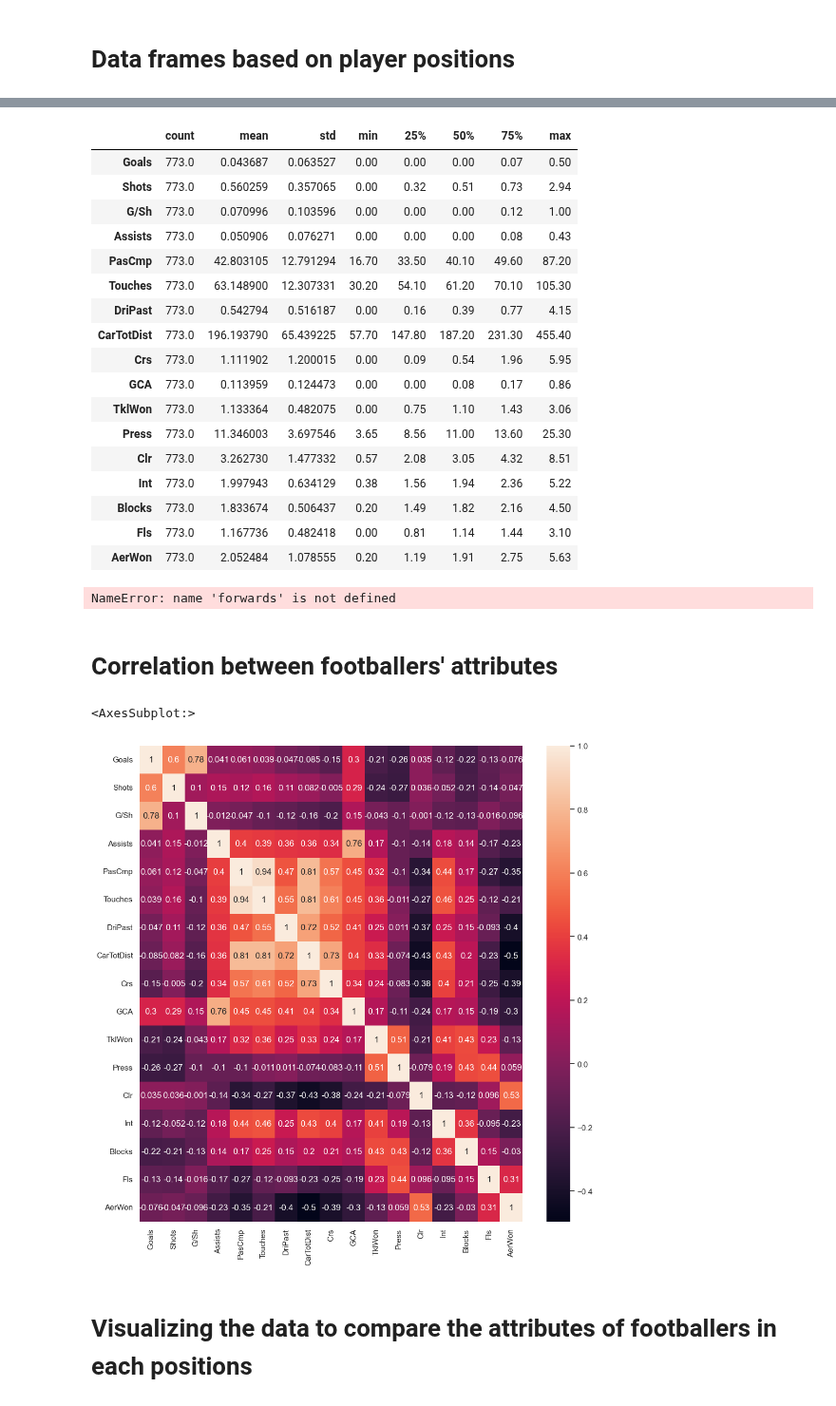
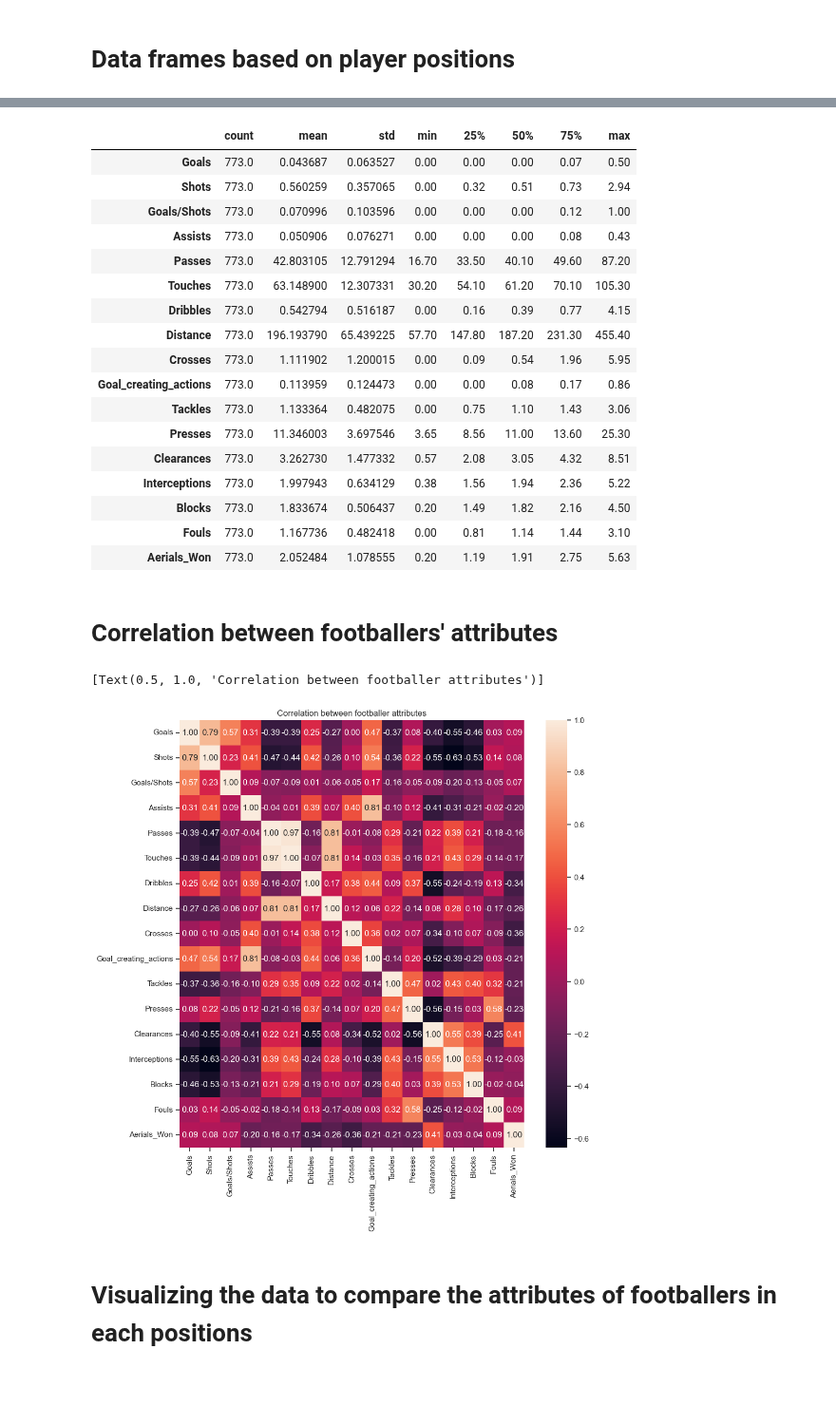
Before and after one commit to ubco-W2022T1-cosc301/project-group-25, a Jupyter notebook: notebooks/analysis1.ipynb, the cells around one changed output, grey strips where cells are left out. Shown at 95% size. Cells and saved outputs as stored; diff of their text form; code cells hidden in the pictures.

```diff
--- a/notebooks/analysis1.ipynb
+++ b/notebooks/analysis1.ipynb
@@ -18,9 +18,9 @@ plt.rc("axes.spines", top=False, right=False)
 # %% [markdown]
 ### Loading Data
 # %%
-df = p1.load()
+raw_df = p1.load()
 
-df
+raw_df
 # %% [output]
 |  | Rk | Player | Nation | Pos | Squad | Comp | Age | Born | MP | Starts | ... | ... |
 | 0 | 1 | Max Aarons | ENG | DF | Norwich City | Premier League | 22.0 | 2000 | 34 | 32 | ... | ... |
@@ -40,7 +40,7 @@ df
 
 Removing the players that have played fewer than 300 minutes in the entire season. Only keeping forwards, midfielders and defenders for analysis.
 # %%
-df = p1.remove_players(df).reset_index()
+df = p1.remove_players(raw_df).reset_index()
 df = p1.rename_columns(df)
 
 df
@@ -172,42 +170,41 @@ defenders.describe().T
 |  | count | mean | std | min | 25% | 50% | 75% | max |
 | Goals | 773.0 | 0.043687 | 0.063527 | 0.00 | 0.00 | 0.00 | 0.07 | 0.50 |
 | Shots | 773.0 | 0.560259 | 0.357065 | 0.00 | 0.32 | 0.51 | 0.73 | 2.94 |
-| G/Sh | 773.0 | 0.070996 | 0.103596 | 0.00 | 0.00 | 0.00 | 0.12 | 1.00 |
+| Goals/Shots | 773.0 | 0.070996 | 0.103596 | 0.00 | 0.00 | 0.00 | 0.12 | 1.00 |
 | Assists | 773.0 | 0.050906 | 0.076271 | 0.00 | 0.00 | 0.00 | 0.08 | 0.43 |
-| PasCmp | 773.0 | 42.803105 | 12.791294 | 16.70 | 33.50 | 40.10 | 49.60 | 87.20 |
+| Passes | 773.0 | 42.803105 | 12.791294 | 16.70 | 33.50 | 40.10 | 49.60 | 87.20 |
 | Touches | 773.0 | 63.148900 | 12.307331 | 30.20 | 54.10 | 61.20 | 70.10 | 105.30 |
-| DriPast | 773.0 | 0.542794 | 0.516187 | 0.00 | 0.16 | 0.39 | 0.77 | 4.15 |
-| CarTotDist | 773.0 | 196.193790 | 65.439225 | 57.70 | 147.80 | 187.20 | 231.30 | 455.40 |
-| Crs | 773.0 | 1.111902 | 1.200015 | 0.00 | 0.09 | 0.54 | 1.96 | 5.95 |
-| GCA | 773.0 | 0.113959 | 0.124473 | 0.00 | 0.00 | 0.08 | 0.17 | 0.86 |
-| TklWon | 773.0 | 1.133364 | 0.482075 | 0.00 | 0.75 | 1.10 | 1.43 | 3.06 |
-| Press | 773.0 | 11.346003 | 3.697546 | 3.65 | 8.56 | 11.00 | 13.60 | 25.30 |
-| Clr | 773.0 | 3.262730 | 1.477332 | 0.57 | 2.08 | 3.05 | 4.32 | 8.51 |
-| Int | 773.0 | 1.997943 | 0.634129 | 0.38 | 1.56 | 1.94 | 2.36 | 5.22 |
+| Dribbles | 773.0 | 0.542794 | 0.516187 | 0.00 | 0.16 | 0.39 | 0.77 | 4.15 |
+| Distance | 773.0 | 196.193790 | 65.439225 | 57.70 | 147.80 | 187.20 | 231.30 | 455.40 |
+| Crosses | 773.0 | 1.111902 | 1.200015 | 0.00 | 0.09 | 0.54 | 1.96 | 5.95 |
+| Goal_creating_actions | 773.0 | 0.113959 | 0.124473 | 0.00 | 0.00 | 0.08 | 0.17 | 0.86 |
+| Tackles | 773.0 | 1.133364 | 0.482075 | 0.00 | 0.75 | 1.10 | 1.43 | 3.06 |
+| Presses | 773.0 | 11.346003 | 3.697546 | 3.65 | 8.56 | 11.00 | 13.60 | 25.30 |
+| Clearances | 773.0 | 3.262730 | 1.477332 | 0.57 | 2.08 | 3.05 | 4.32 | 8.51 |
+| Interceptions | 773.0 | 1.997943 | 0.634129 | 0.38 | 1.56 | 1.94 | 2.36 | 5.22 |
 | Blocks | 773.0 | 1.833674 | 0.506437 | 0.20 | 1.49 | 1.82 | 2.16 | 4.50 |
-| Fls | 773.0 | 1.167736 | 0.482418 | 0.00 | 0.81 | 1.14 | 1.44 | 3.10 |
-| AerWon | 773.0 | 2.052484 | 1.078555 | 0.20 | 1.19 | 1.91 | 2.75 | 5.63 |
+| Fouls | 773.0 | 1.167736 | 0.482418 | 0.00 | 0.81 | 1.14 | 1.44 | 3.10 |
+| Aerials_Won | 773.0 | 2.052484 | 1.078555 | 0.20 | 1.19 | 1.91 | 2.75 | 5.63 |
 # %%
 y1 = fw_mean = forwards.describe().loc['mean', ["Goals", "Shots", "Assists", "Dribbles", "Crosses", "Goal_creating_actions", "Tackles", "Clearances", "Interceptions", "Blocks", "Fouls", "Aerials_Won"]]
 y2 = mf_mean = midfielders.describe().loc['mean', ["Goals", "Shots", "Assists", "Dribbles", "Crosses", "Goal_creating_actions", "Tackles", "Clearances", "Interceptions", "Blocks", "Fouls", "Aerials_Won"]]
 y3 = df_mean = defenders.describe().loc['mean', ["Goals", "Shots", "Assists", "Dribbles", "Crosses", "Goal_creating_actions", "Tackles", "Clearances", "Interceptions", "Blocks", "Fouls", "Aerials_Won"]]
 
 x = np.arange(len(y1))
-# %% [output]
-NameError: name 'forwards' is not defined
 # %% [markdown]
 # Correlation between footballers' attributes
 # %%
-correlation = forwards.corr()
+correlation = processed.corr()
 
-fig, ax = plt.subplots(figsize=(12,12))
+fig, ax = plt.subplots(figsize=(11,11))
 sns.heatmap(correlation,
             xticklabels = correlation.columns,
             yticklabels = correlation.columns,
-            annot = True)
+            fmt='.2f',
+            annot = True).set(title = "Correlation between footballer attributes")
 # %% [output]
-<AxesSubplot:>
+[Text(0.5, 1.0, 'Correlation between footballer attributes')]
-[figure, old version]
+[figure, new version]
 # %% [markdown]
 # Visualizing the data to compare the attributes of footballers in each positions
 # %%
```
Also changed, not shown: parts of 11 cells of this notebook, 3 other files.
